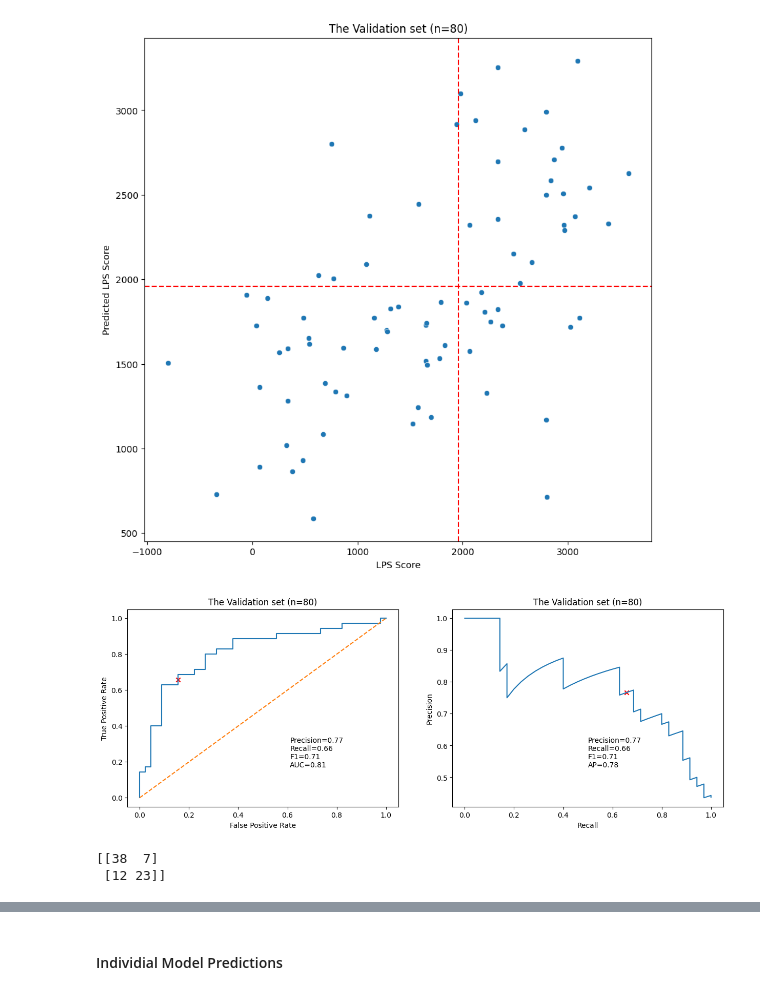
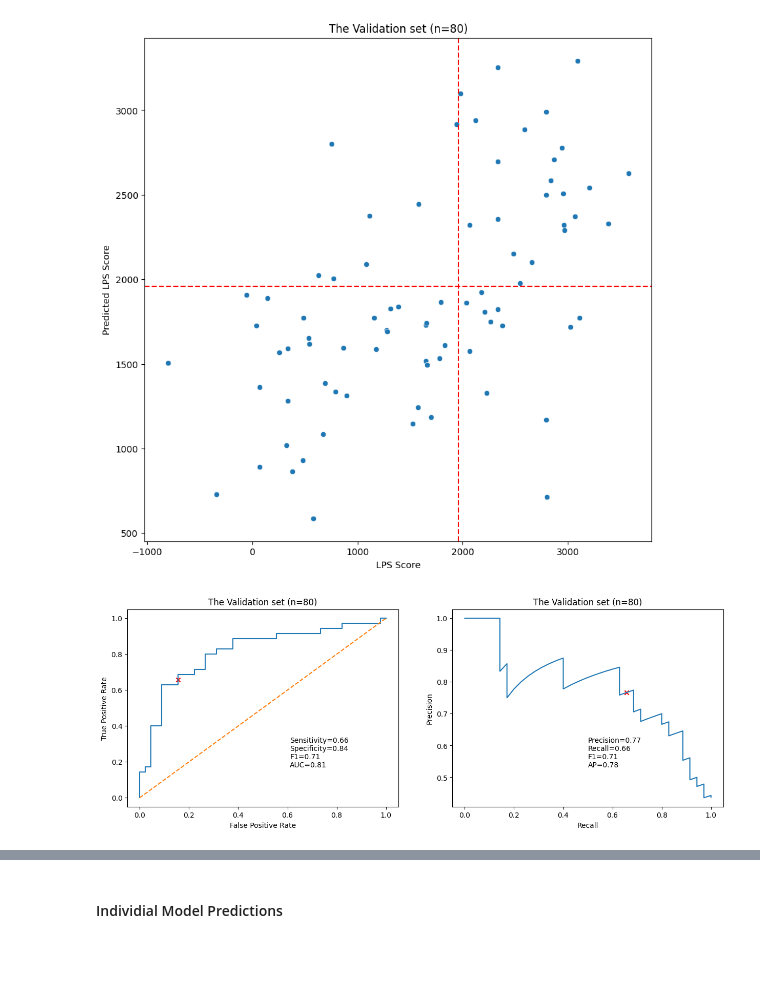
Before and after one commit to etabari/goya_paper, a Jupyter notebook: coo-modeling/03.01-ens-regression-gene_noAf.ipynb, the cells around one changed output, grey strips where cells are left out. Saved outputs shown, nothing was run; the diff lists cells and outputs as text; code cells hidden in the pictures; blank space fills up the shorter version.

```diff
--- a/coo-modeling/03.01-ens-regression-gene_noAf.ipynb
+++ b/coo-modeling/03.01-ens-regression-gene_noAf.ipynb
@@ -353,12 +353,14 @@ plt.axvline(1960, color="red", linestyle="--")
 <matplotlib.lines.Line2D at 0x...>
 [figure]
 # %%
+## ABC (non-GCB) samples are above the threshold (positive class)
 y_val_class = (y_val >= gcb_threshold).astype(int)
 y_pred_val_class = (y_pred_val >= gcb_threshold).astype(int)
 
 # Confusion matrix
 cm = confusion_matrix(y_val_class, y_pred_val_class)
 tn, fp, fn, tp = cm.ravel()
+specificity = tn / (tn + fp)
 
 precision = precision_score(y_val_class, y_pred_val_class)
 recall = recall_score(y_val_class, y_pred_val_class)
@@ -377,38 +379,33 @@ precision_vals, recall_vals, pr_thresholds = precision_recall_curve(
 )
 pr_auc = average_precision_score(y_val_class, y_pred_val)
 
 # Plot 1: ROC
 fig1, ax = plt.subplots(1, 2, figsize=(15, 5))
 ax[0].plot(fpr, tpr, label=f"AUC = {roc_auc:.2f}")
 ax[0].scatter(fp / (fp + tn), tp / (tp + fn), color="red", marker="x")
 ax[0].plot([0, 1], [0, 1], linestyle="--")
 ax[0].set_xlabel("False Positive Rate")
 ax[0].set_ylabel("True Positive Rate")
 ax[0].set_title("The Validation set (n=80)")
 ax[0].text(
     0.6,
     0.2,
-    f"Precision={precision:.2f}\nRecall={recall:.2f}\nF1={f1:.2f}\nAUC={roc_auc:.2f}",
+    f"Sensitivity={recall:.2f}\nSpecificity={specificity:.2f}\nF1={f1:.2f}\nAUC={roc_auc:.2f}",
     transform=ax[0].transAxes,
 )
 
 # Plot 2: Precision-Recall
 ax[1].plot(recall_vals, precision_vals, label=f"AP = {pr_auc:.2f}")
-ax[1].scatter(tp / (tp + fn), tp/(tp+fp), color="red", marker="x")
+ax[1].scatter(tp / (tp + fn), tp / (tp + fp), color="red", marker="x")
 ax[1].set_xlabel("Recall")
 ax[1].set_ylabel("Precision")
 ax[1].set_title("The Validation set (n=80)")
 ax[1].text(
     0.5,
     0.2,
     f"Precision={precision:.2f}\nRecall={recall:.2f}\nF1={f1:.2f}\nAP={pr_auc:.2f}",
     transform=ax[1].transAxes,
 )
 plt.show()
 # %% [output]
-[figure, old version]
+[figure, new version]
-# %%
-print(cm)
-# %% [output]
-[[38  7]
- [12 23]]
```
Also changed, not shown: parts of 4 cells of this notebook.
